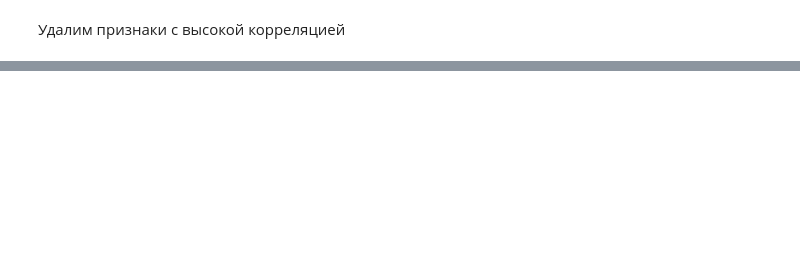
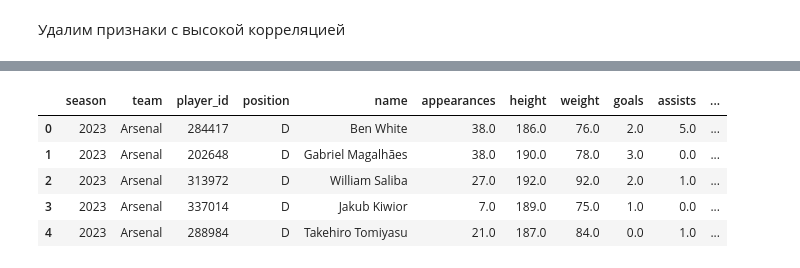
Before and after one commit to hse-mlds-2023-epl-prediction/annual-project, a Jupyter notebook: ML/official/prepare_data/prepare_main.ipynb, the cells around one changed output, grey strips where cells are left out. Cells and saved outputs as stored; diff of their text form; code cells hidden in the pictures; blank space fills up the shorter version.

```diff
--- a/ML/official/prepare_data/prepare_main.ipynb
+++ b/ML/official/prepare_data/prepare_main.ipynb
@@ -359,0 +281,11 @@ See the caveats in the documentation: https://pandas.pydata.org/pandas-docs/stab
+# %%
+player_team = '../../../parsers/official/data/player_team.csv'
+official_team = '../../../parsers/official/data/officials_team.csv'
+df_player = '../../../EDA/official/eda_data/players_stat.csv'
+df_goal = '../../../parsers/official/data/goalkippers.csv'
+
+
+player_team = pd.read_csv(Path(player_team).resolve())
+official_team = pd.read_csv(Path(official_team).resolve())
+df_player = pd.read_csv(Path(df_player).resolve())
+df_goal = pd.read_csv(Path(df_goal).resolve())
@@ -359,0 +351,3 @@ See the caveats in the documentation: https://pandas.pydata.org/pandas-docs/stab
+# %%
+player_team_t = player_team.copy()
+player_team_t['season'] = player_team_t['season'] + 1
@@ -359,0 +370,12 @@ See the caveats in the documentation: https://pandas.pydata.org/pandas-docs/stab
+# %%
+df_player_lag = pd.merge(player_team[['season', 'team', 'player_id', 'position', 'name']], player_team_t.drop(['player_id', 'position', 'team'], axis=1), on=['season', 'name'], how='left')
+
+df_player_lag = df_player_lag[(df_player_lag['season'] != 2024) & (df_player_lag['season'] != 2014)]
+df_player_lag.head()
+# %% [output]
+|  | season | team | player_id | position | name | appearances | height | weight | goals | assists | ... |
+| 0 | 2023 | Arsenal | 284417 | D | Ben White | 38.0 | 186.0 | 76.0 | 2.0 | 5.0 | ... |
+| 1 | 2023 | Arsenal | 202648 | D | Gabriel Magalhães | 38.0 | 190.0 | 78.0 | 3.0 | 0.0 | ... |
+| 2 | 2023 | Arsenal | 313972 | D | William Saliba | 27.0 | 192.0 | 92.0 | 2.0 | 1.0 | ... |
+| 3 | 2023 | Arsenal | 337014 | D | Jakub Kiwior | 7.0 | 189.0 | 75.0 | 1.0 | 0.0 | ... |
+| 4 | 2023 | Arsenal | 288984 | D | Takehiro Tomiyasu | 21.0 | 187.0 | 84.0 | 0.0 | 1.0 | ... |
```
Also changed, not shown: parts of 43 cells of this notebook, 6 other files.
